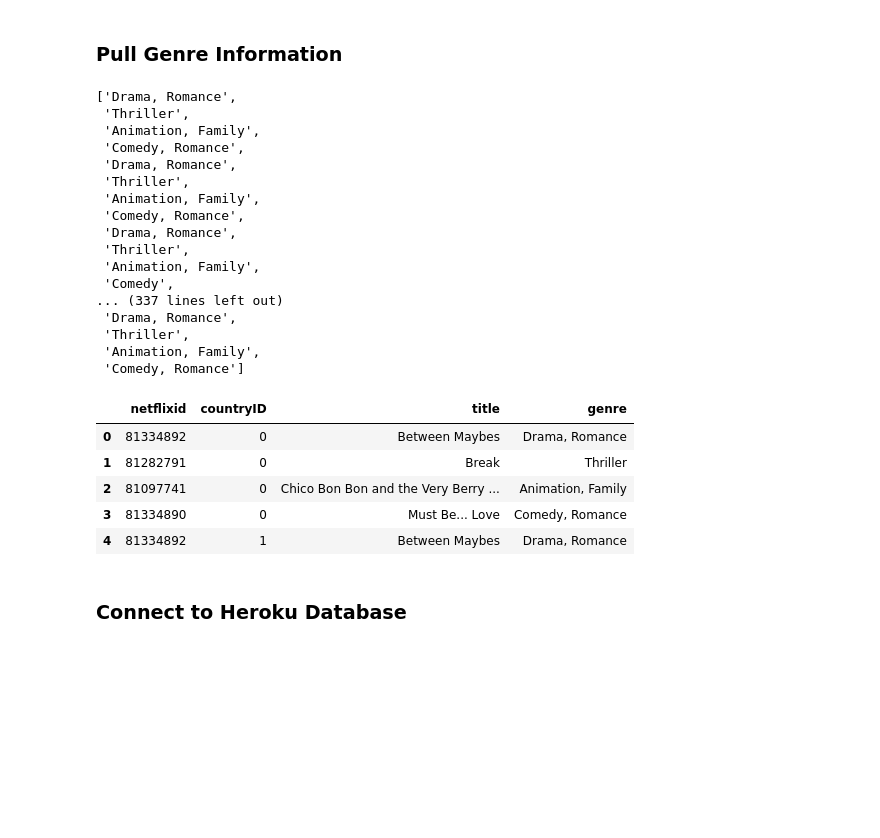
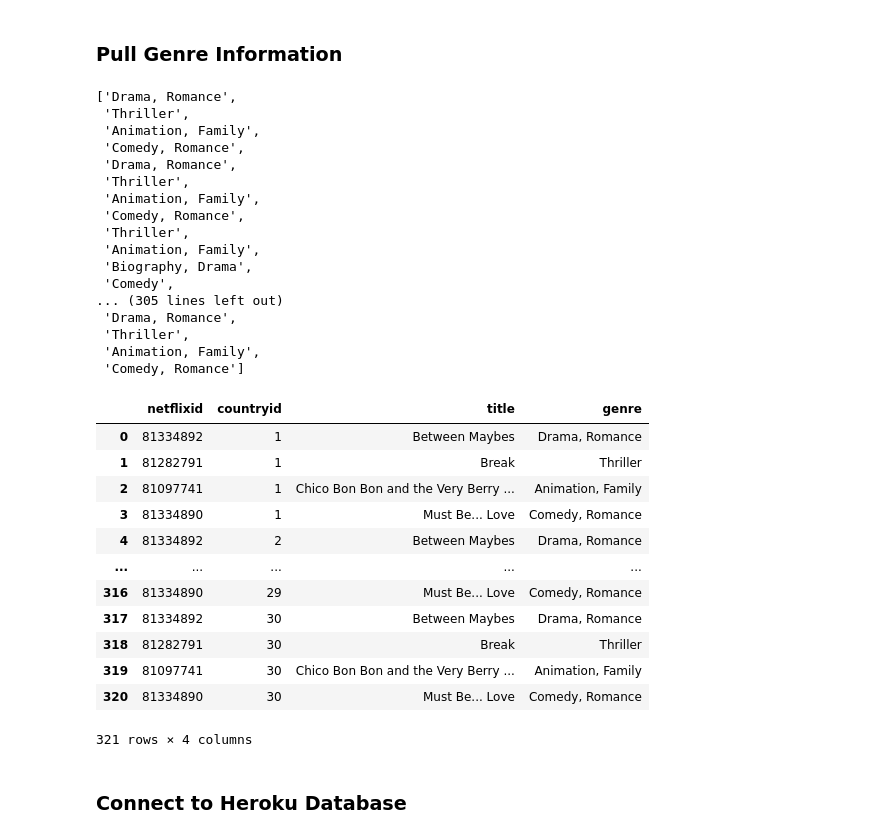
Before and after one commit to berlyflores-98/Project-2, a Jupyter notebook: API_Call.ipynb, the cells around one changed output. Cells and saved outputs as stored; diff of their text form; code cells hidden in the pictures; blank space fills up the shorter version.

```diff
--- a/API_Call.ipynb
+++ b/API_Call.ipynb
@@ -147,7 +145,7 @@ for i, response in enumerate(latest_release_responses):
     for j, country_response in enumerate(response):
         if response[j]['rating'] != "":
             netflixid_list.append(response[j]['netflixid'])
-            countryID_list.append(i)
+            countryID_list.append(i + 1)
             title_list.append(response[j]['title'])
             image_list.append(response[j]['image'])
             synopsis_list.append(response[j]['synopsis'])
@@ -221,11 +219,11 @@ genre_list
  'Thriller',
  'Animation, Family',
  'Comedy, Romance',
- 'Drama, Romance',
  'Thriller',
  'Animation, Family',
+ 'Biography, Drama',
  'Comedy',
-... (337 lines left out)
+... (305 lines left out)
  'Drama, Romance',
  'Thriller',
  'Animation, Family',
@@ -233,18 +231,25 @@ genre_list
 # %%
 # Create new table for genres
 genres_df = pd.DataFrame({"netflixid": netflixid_list,
-                          "countryID": countryID_list,
+                          "countryid": countryID_list,
                           "title": title_list,
                          "genre": genre_list})
 # %%
-genres_df.head()
+genres_df
 # %% [output]
-|  | netflixid | countryID | title | genre |
-| 0 | 81334892 | 0 | Between Maybes | Drama, Romance |
-| 1 | 81282791 | 0 | Break | Thriller |
-| 2 | 81097741 | 0 | Chico Bon Bon and the Very Berry ... | Animation, Family |
-| 3 | 81334890 | 0 | Must Be... Love | Comedy, Romance |
-| 4 | 81334892 | 1 | Between Maybes | Drama, Romance |
+|  | netflixid | countryid | title | genre |
+| 0 | 81334892 | 1 | Between Maybes | Drama, Romance |
+| 1 | 81282791 | 1 | Break | Thriller |
+| 2 | 81097741 | 1 | Chico Bon Bon and the Very Berry ... | Animation, Family |
+| 3 | 81334890 | 1 | Must Be... Love | Comedy, Romance |
+| 4 | 81334892 | 2 | Between Maybes | Drama, Romance |
+| ... | ... | ... | ... | ... |
+| 316 | 81334890 | 29 | Must Be... Love | Comedy, Romance |
+| 317 | 81334892 | 30 | Between Maybes | Drama, Romance |
+| 318 | 81282791 | 30 | Break | Thriller |
+| 319 | 81097741 | 30 | Chico Bon Bon and the Very Berry ... | Animation, Family |
+| 320 | 81334890 | 30 | Must Be... Love | Comedy, Romance |
+321 rows × 4 columns
 # %% [markdown]
 ### Connect to Heroku Database
 # %%
```
Also changed, not shown: parts of 11 cells of this notebook, 1 other file.
